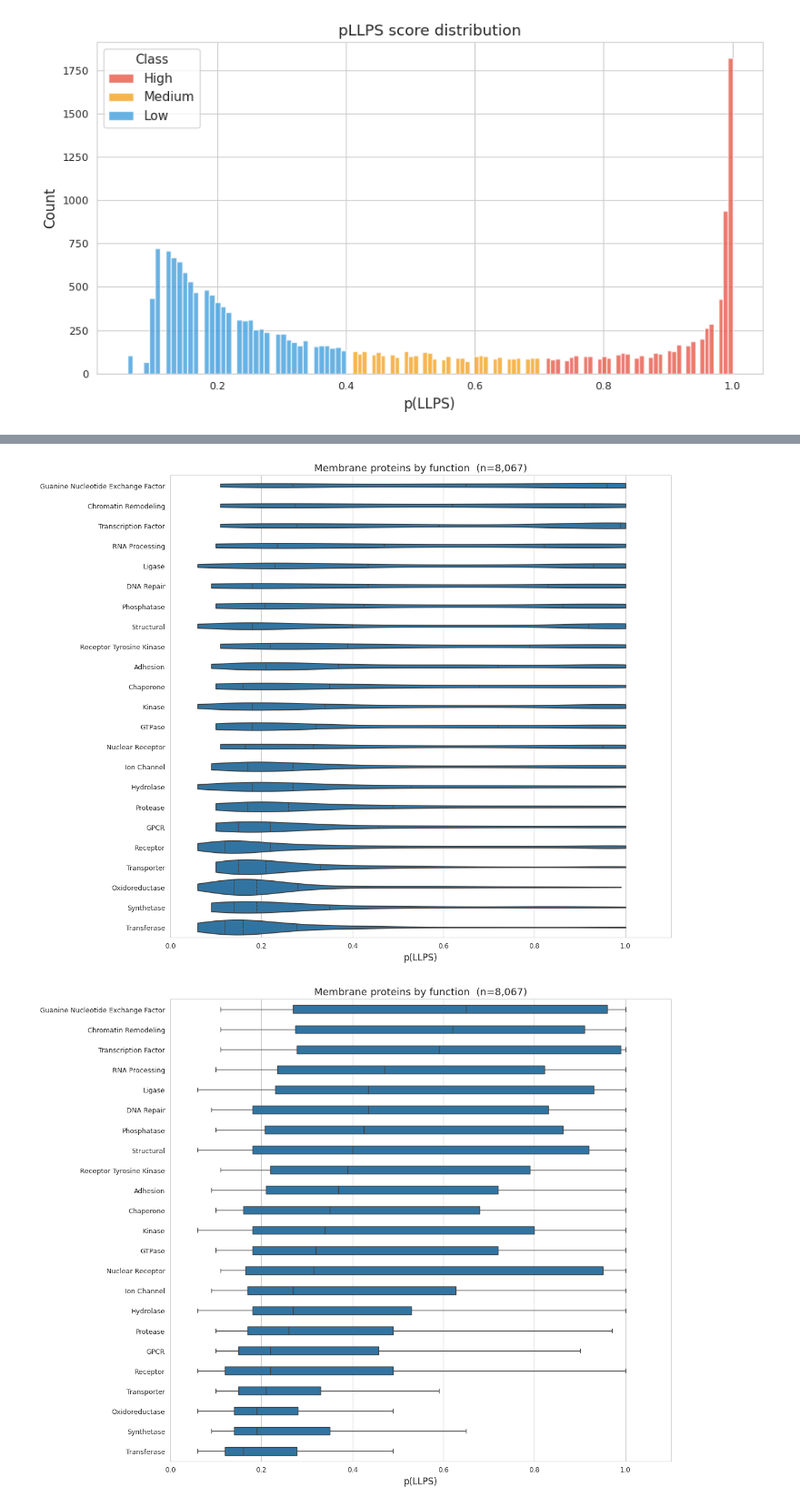
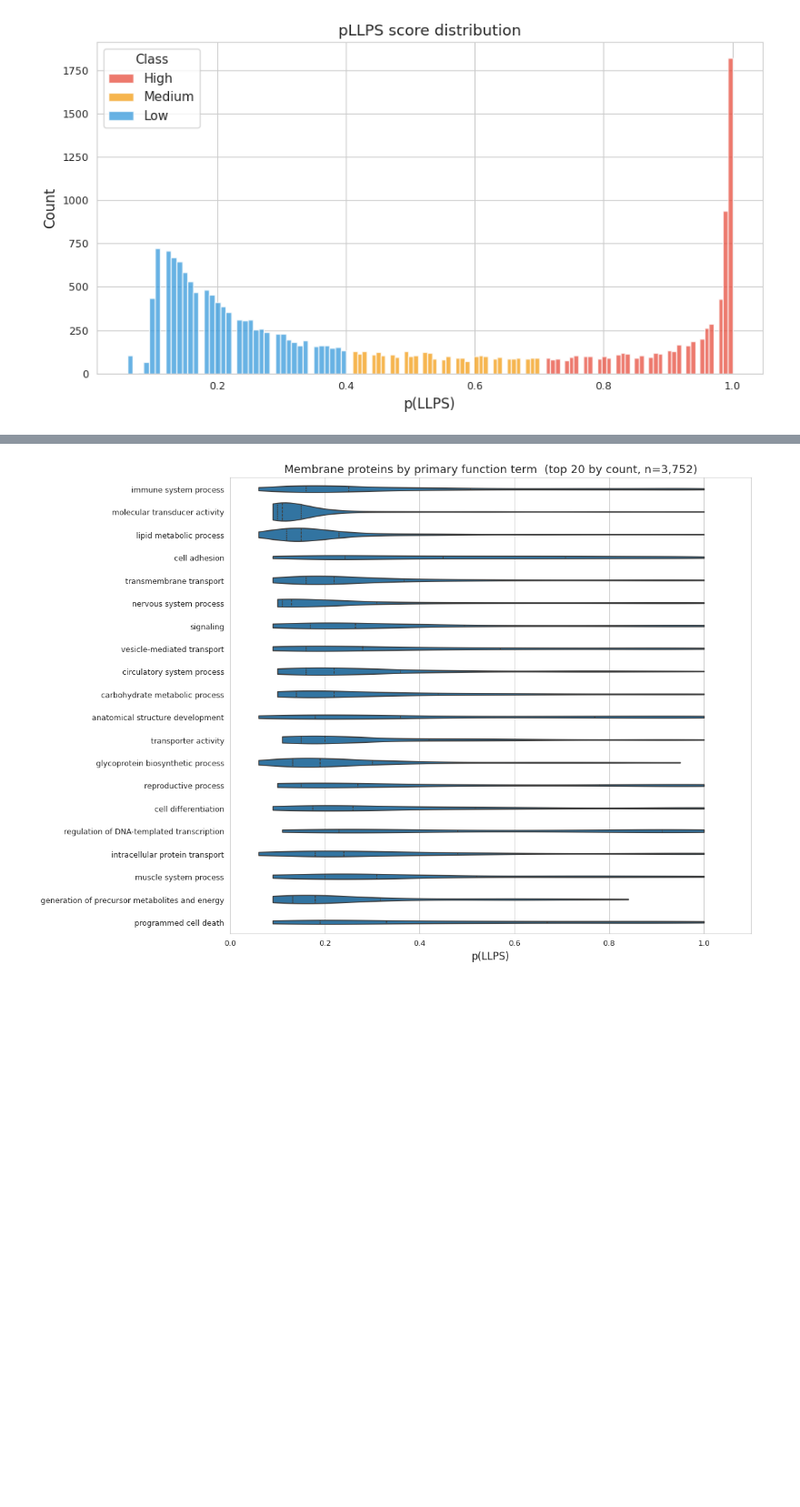
Before and after one commit to j-a-hill/mem_prot_llps, a Jupyter notebook: notebooks/02_plot.ipynb, the cells around one changed output, grey strips where cells are left out. Shown at 91% size. Saved outputs shown, nothing was run; the diff lists cells and outputs as text; code cells hidden in the pictures; blank space fills up the shorter version.

Commit message:
updated plottig and wrangling notebooks, and updated the dataset with the new data from the API

```diff
--- a/notebooks/02_plot.ipynb
+++ b/notebooks/02_plot.ipynb
@@ -261,41 +314,31 @@ plt.show()
 # %%
-# Fig 6 — Membrane subset: pLLPS by function, violin + box
-# Uses All_Functional_Groups (exploded) to capture all 20+ categories
+# Fig 6 — Membrane subset: pLLPS by primary function term, violin + box
 mem = df[df["Is_Membrane"] == True].copy()
-
-func_long = (
-    mem.explode("All_Functional_Groups")
-    .dropna(subset=["All_Functional_Groups"])
-    .query("`All_Functional_Groups` != ''")
-    [["p(LLPS)", "All_Functional_Groups"]]
-    .rename(columns={"All_Functional_Groups": "Function"})
-)
-order_func = (
-    func_long.groupby("Function")["p(LLPS)"]
-    .median()
-    .sort_values(ascending=False).index.tolist()
-)
+func_long = mem[["p(LLPS)", "Function_Top"]].dropna(subset=["Function_Top"]).query("Function_Top != 'Other'")
+func_counts = func_long["Function_Top"].value_counts()
+top_funcs = func_counts.nlargest(20).index
+func_long = func_long[func_long["Function_Top"].isin(top_funcs)].copy()
+order_func = func_counts.loc[top_funcs].sort_values(ascending=False).index.tolist()
 
 fig, ax = plt.subplots(figsize=(12, max(7, 0.35 * len(order_func) + 1.5)))
-sns.violinplot(data=func_long, y="Function", x="p(LLPS)", order=order_func,
+sns.violinplot(data=func_long, y="Function_Top", x="p(LLPS)", order=order_func,
                inner="quartile", cut=0, ax=ax)
 ax.set(xlim=(0, 1.1), xlabel="p(LLPS)", ylabel="")
 ax.tick_params(axis="y", labelsize=9)
-ax.set_title(f"Membrane proteins by function  (n={len(mem):,})")
+ax.set_title(f"Membrane proteins by primary function term  (top 20 by count, n={len(func_long):,})")
 plt.tight_layout()
 plt.savefig(FIG_DIR / "fig6_membrane_by_function_violin.png", dpi=300, bbox_inches="tight")
 plt.show()
 
 fig, ax = plt.subplots(figsize=(12, max(7, 0.35 * len(order_func) + 1.5)))
-sns.boxplot(data=func_long, y="Function", x="p(LLPS)", order=order_func,
+sns.boxplot(data=func_long, y="Function_Top", x="p(LLPS)", order=order_func,
             width=0.4, showfliers=False, ax=ax)
 ax.set(xlim=(0, 1.1), xlabel="p(LLPS)", ylabel="")
 ax.tick_params(axis="y", labelsize=9)
-ax.set_title(f"Membrane proteins by function  (n={len(mem):,})")
+ax.set_title(f"Membrane proteins by primary function term  (top 20 by count, n={len(func_long):,})")
 plt.tight_layout()
 plt.savefig(FIG_DIR / "fig6_membrane_by_function_box.png", dpi=300, bbox_inches="tight")
 plt.show()
 # %% [output]
-[figure, old version]
+[figure, new version]
-[figure, removed]
 # %%
```
Also changed, not shown: parts of 13 cells of this notebook, 3 other files.
